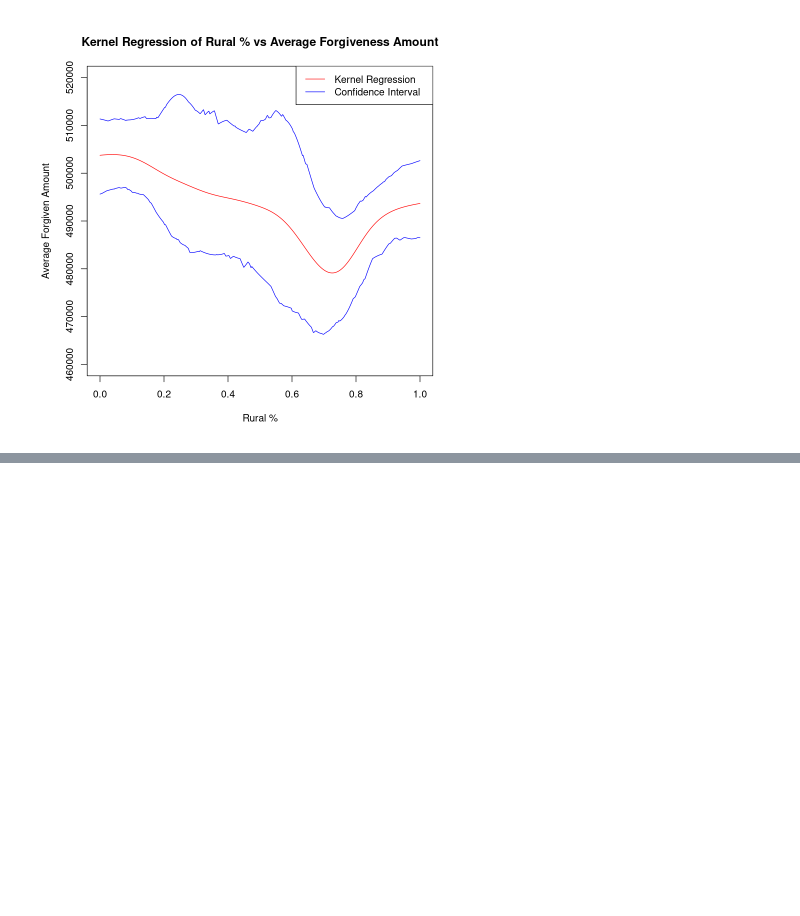
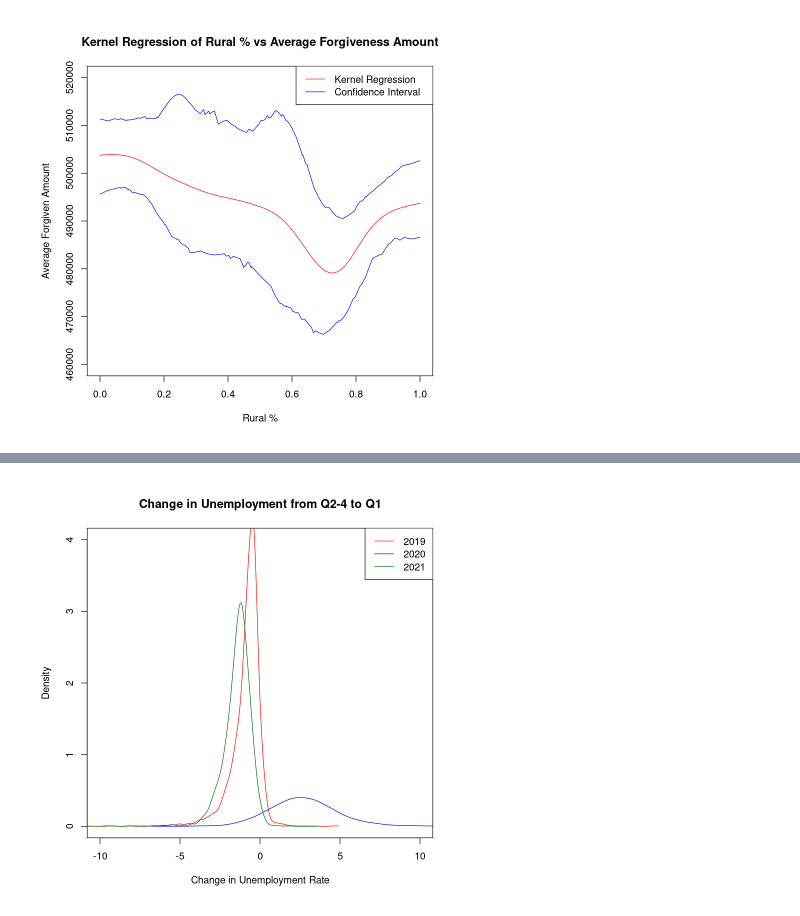
Before and after one commit to ABeeShake/Stats202A-Project, a Jupyter notebook: visualizations.ipynb, the cells around one changed output, grey strips where cells are left out. Drawn from its saved outputs; the diff is of its cells as text; code cells hidden in the pictures; blank space fills up the shorter version.

```diff
--- a/visualizations.ipynb
+++ b/visualizations.ipynb
@@ -279,0 +294,20 @@ A data.frame: 3144 × 16
+# %%
+plot(c(-10,10),c(0,4),
+type = 'n',
+xlab = 'Change in Unemployment Rate',
+ylab = 'Density')
+lines(seq(min(unr_change2019),max(unr_change2019),length.out=m),
+est2019,
+col = 'red')
+lines(seq(min(unr_change2020),max(unr_change2020),length.out=m),
+est2020,
+col = 'blue')
+lines(seq(min(unr_change2021),max(unr_change2021),length.out=m),
+est2021,
+col = '#067006')
+legend("topright", legend = c("2019","2020","2021"),
+col = c("red","blue","#067006"),
+lty = c(1,1,1))
+title("Change in Unemployment from Q2-4 to Q1")
+# %% [output]
+[figure, added]
```
Also changed, not shown: parts of 25 cells of this notebook, 1 other file.
